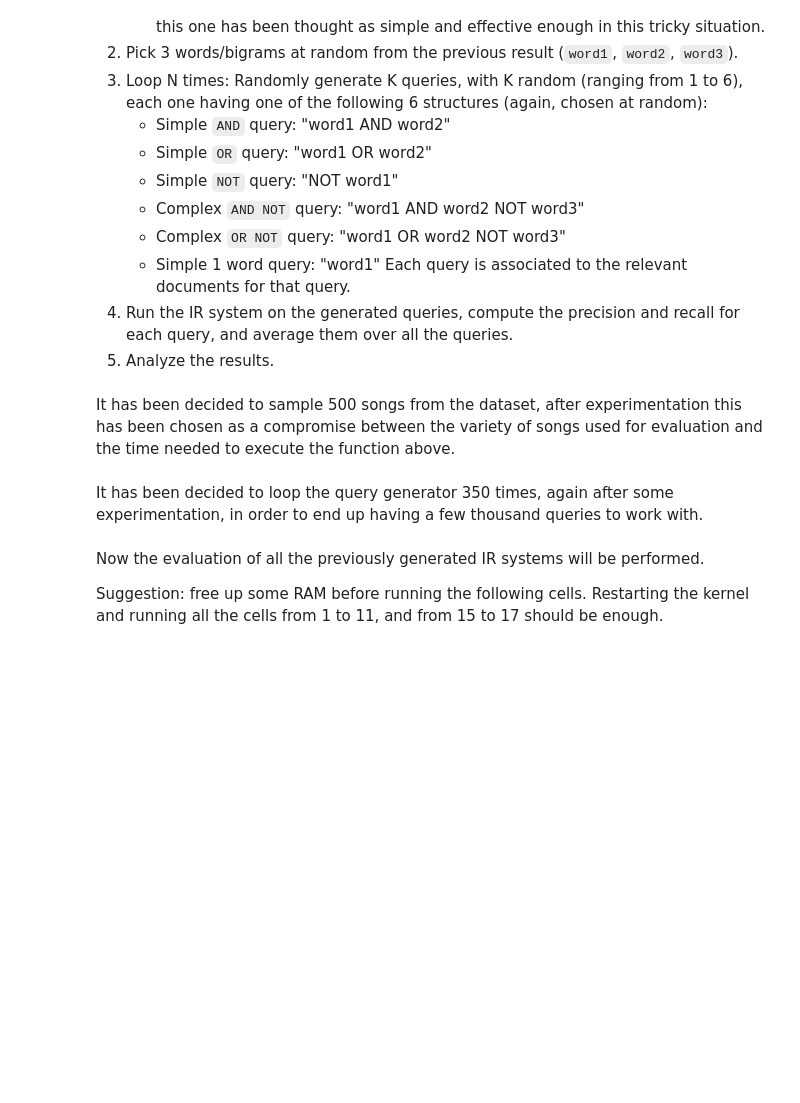
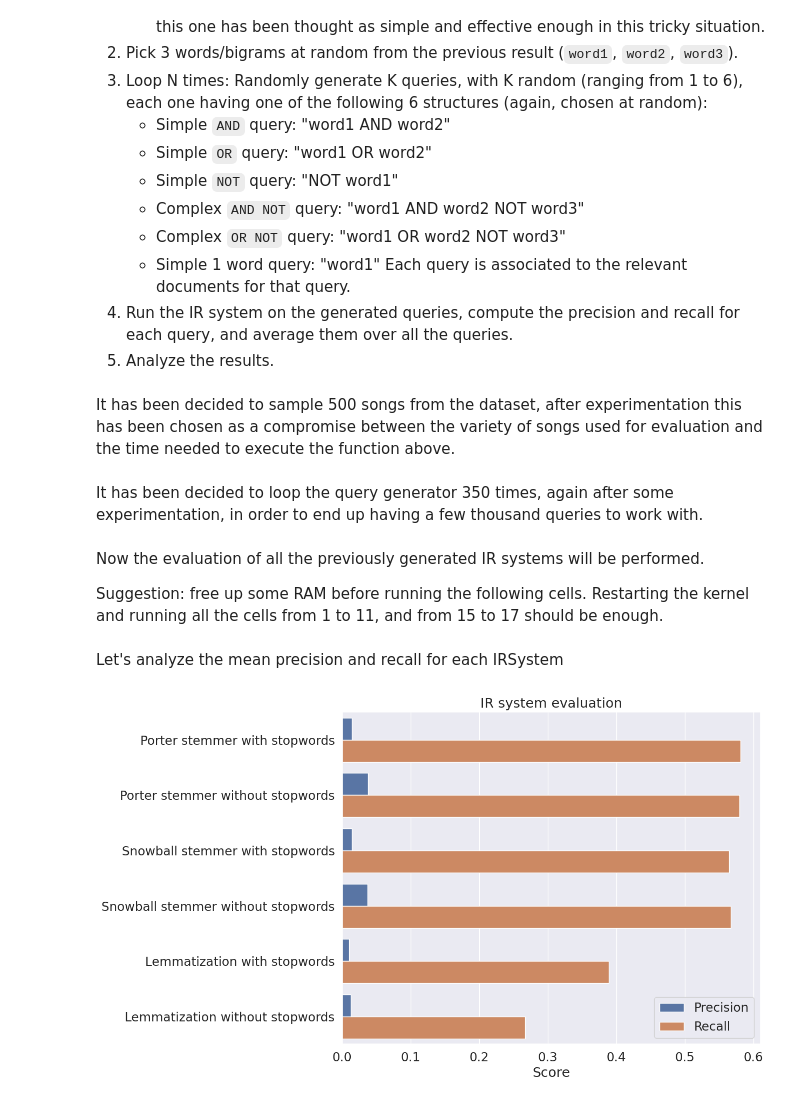
Before and after one commit to 5JDR/MusicBooleanRetrieval, a Jupyter notebook: IR_System.ipynb, the cells around one changed output. Cells and saved outputs as stored; diff of their text form; code cells hidden in the pictures; blank space fills up the shorter version.

```diff
--- a/IR_System.ipynb
+++ b/IR_System.ipynb
@@ -683,3 +687,67 @@ for word_reduction_type in ['stemming_porter', 'stemming_snowball', 'lemmatizati
 
 # Save results on disk
 results.to_csv('results/evaluation.csv', index=False)
+# %%
+evaluation = pd.read_csv('results/evaluation.csv')
+# %% [markdown]
+Let's analyze the mean precision and recall for each IRSystem
+# %%
+# IR system that uses Porter Stemmer and includes stopwords
+porter_with_stopwords = evaluation[(evaluation['word_reduction_type'] == 'stemming_porter') & (evaluation['stopwords'] == 1)]
+porter_with_stopwords['Precision'] = porter_with_stopwords['precision'].mean()
+porter_with_stopwords['Recall'] = porter_with_stopwords['recall'].mean()
+porter_with_stopwords =porter_with_stopwords[['Precision', 'Recall']].drop_duplicates()
+porter_with_stopwords['IR_system'] = 'Porter stemmer with stopwords'
+
+
+# IR system that uses Porter Stemmer and excludes stopwords
+porter_without_stopwords = evaluation[(evaluation['word_reduction_type'] == 'stemming_porter') & (evaluation['stopwords'] == 0)]
+porter_without_stopwords['Precision'] = porter_without_stopwords['precision'].mean()
+porter_without_stopwords['Recall'] = porter_without_stopwords['recall'].mean()
+porter_without_stopwords = porter_without_stopwords[['Precision', 'Recall']].drop_duplicates()
+porter_without_stopwords['IR_system'] = 'Porter stemmer without stopwords'
+
+
+# IR system that uses Snowball Stemmer and includes stopwords
+snowball_with_stopwords = evaluation[(evaluation['word_reduction_type'] == 'stemming_snowball') & (evaluation['stopwords'] == 1)]
+snowball_with_stopwords['Precision'] = snowball_with_stopwords['precision'].mean()
+snowball_with_stopwords['Recall'] = snowball_with_stopwords['recall'].mean()
+snowball_with_stopwords = snowball_with_stopwords[['Precision', 'Recall']].drop_duplicates()
+snowball_with_stopwords['IR_system'] = 'Snowball stemmer with stopwords'
+
+# IR system that uses Snowball Stemmer and excludes stopwords
+snowball_without_stopwords = evaluation[(evaluation['word_reduction_type'] == 'stemming_snowball') & (evaluation['stopwords'] == 0)]
+snowball_without_stopwords['Precision'] = snowball_without_stopwords['precision'].mean()
+snowball_without_stopwords['Recall'] = snowball_without_stopwords['recall'].mean()
+snowball_without_stopwords = snowball_without_stopwords[['Precision', 'Recall']].drop_duplicates()
+snowball_without_stopwords['IR_system'] = 'Snowball stemmer without stopwords'
+
+# IR system that uses Lemmatization and includes stopwords
+lemmatization_with_stopwords = evaluation[(evaluation['word_reduction_type'] == 'lemmatization') & (evaluation['stopwords'] == 1)]
+lemmatization_with_stopwords['Precision'] = lemmatization_with_stopwords['precision'].mean()
+lemmatization_with_stopwords['Recall'] = lemmatization_with_stopwords['recall'].mean()
+lemmatization_with_stopwords = lemmatization_with_stopwords[['Precision', 'Recall']].drop_duplicates()
+lemmatization_with_stopwords['IR_system'] = 'Lemmatization with stopwords'
+
+# IR system that uses Lemmatization and excludes stopwords
+lemmatization_without_stopwords = evaluation[(evaluation['word_reduction_type'] == 'lemmatization') & (evaluation['stopwords'] == 0)]
+lemmatization_without_stopwords['Precision'] = lemmatization_without_stopwords['precision'].mean()
+lemmatization_without_stopwords['Recall'] = lemmatization_without_stopwords['recall'].mean()
+lemmatization_without_stopwords = lemmatization_without_stopwords[['Precision', 'Recall']].drop_duplicates()
+lemmatization_without_stopwords['IR_system'] = 'Lemmatization without stopwords'
+
+# Put all results together
+results = pd.concat([porter_with_stopwords, porter_without_stopwords, snowball_with_stopwords, snowball_without_stopwords, lemmatization_with_stopwords, lemmatization_without_stopwords], ignore_index=True)
+results = pd.melt(results, id_vars=['IR_system'], value_vars=['Precision', 'Recall'], var_name='score_type', value_name='score')
+
+# Plot results
+sns.set_theme(style="whitegrid")
+sns.set(rc={'figure.figsize':(10, 8)})
+sns.set(font_scale=1.5)
+ax = sns.barplot(x="score", y="IR_system", hue="score_type", data=results)
+ax.legend(title=None, loc='lower right')
+ax.set(xlabel='Score', ylabel=None)
+ax.set_title('IR system evaluation')
+plt.show()
+# %% [output]
+[figure, added]
```
Also changed, not shown: parts of 5 cells of this notebook, 2 other files.
